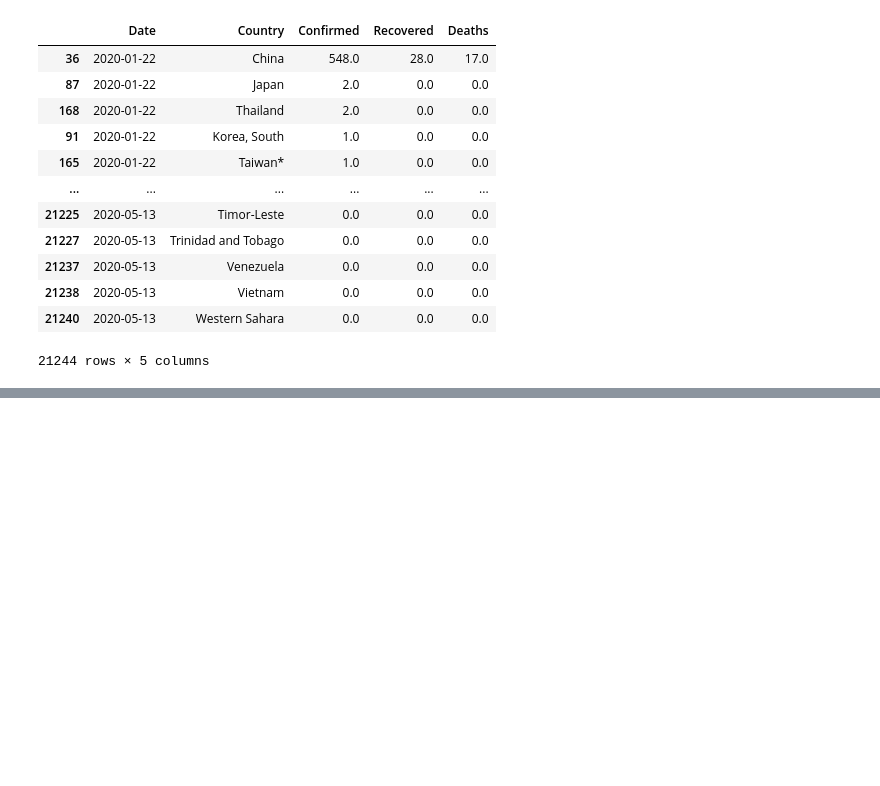
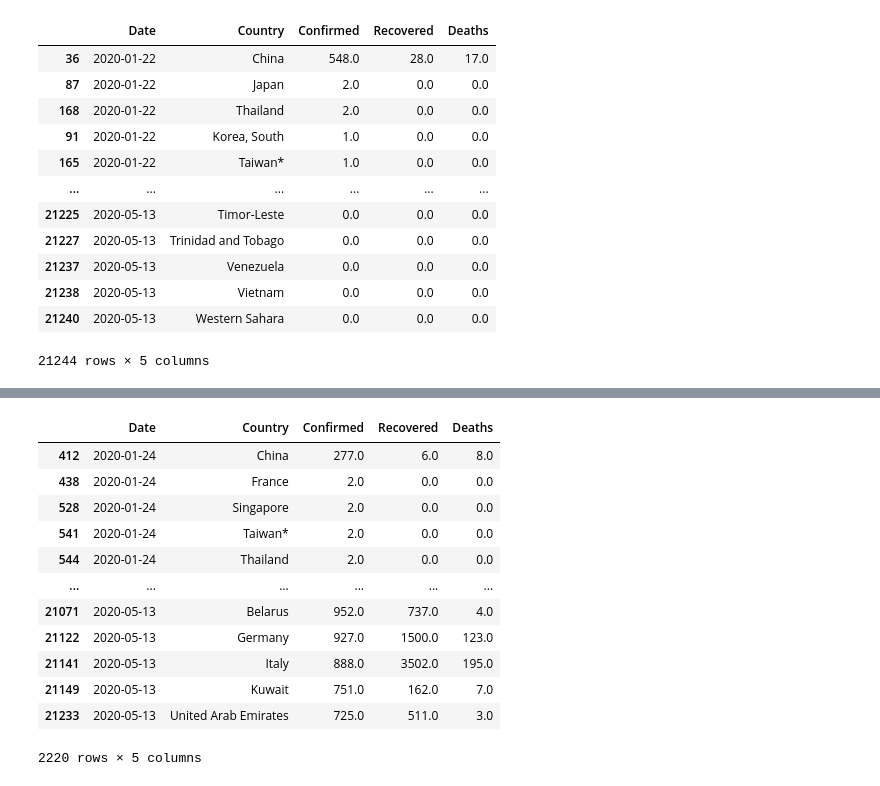
Before and after one commit to Abdullah-Alrefaey/COVID19-Visualizations, a Jupyter notebook: playground/dataReforming.ipynb, the cells around one changed output, grey strips where cells are left out. Drawn from its saved outputs; the diff is of its cells as text; code cells hidden in the pictures; blank space fills up the shorter version.

Commit message:
extracted 20 country / day
/COVID-19 Data/covid_20_daily.csv

```diff
--- a/playground/dataReforming.ipynb
+++ b/playground/dataReforming.ipynb
@@ -406,0 +409,7 @@ sorteddata.to_csv("../COVID-19 Data/covid_daily.csv")
+# %%
+covid_20 = sorteddata[sorteddata[date_index].str.contains(dates[0])].iloc[:20, : ]
+dates.remove(dates[0])
+for date in dates :
+    temp = sorteddata[sorteddata[date_index].str.contains(date)].iloc[:20, : ]
+    print(temp)
+    covid_20 = pd.concat([covid_20, temp], axis=0)
@@ -406,0 +434,16 @@ sorteddata.to_csv("../COVID-19 Data/covid_daily.csv")
+# %%
+covid_20
+# %% [output]
+|  | Date | Country | Confirmed | Recovered | Deaths |
+| 412 | 2020-01-24 | China | 277.0 | 6.0 | 8.0 |
+| 438 | 2020-01-24 | France | 2.0 | 0.0 | 0.0 |
+| 528 | 2020-01-24 | Singapore | 2.0 | 0.0 | 0.0 |
+| 541 | 2020-01-24 | Taiwan* | 2.0 | 0.0 | 0.0 |
+| 544 | 2020-01-24 | Thailand | 2.0 | 0.0 | 0.0 |
+| ... | ... | ... | ... | ... | ... |
+| 21071 | 2020-05-13 | Belarus | 952.0 | 737.0 | 4.0 |
+| 21122 | 2020-05-13 | Germany | 927.0 | 1500.0 | 123.0 |
+| 21141 | 2020-05-13 | Italy | 888.0 | 3502.0 | 195.0 |
+| 21149 | 2020-05-13 | Kuwait | 751.0 | 162.0 | 7.0 |
+| 21233 | 2020-05-13 | United Arab Emirates | 725.0 | 511.0 | 3.0 |
+2220 rows × 5 columns
```
Also changed, not shown: parts of 3 cells of this notebook, 1 other file.
